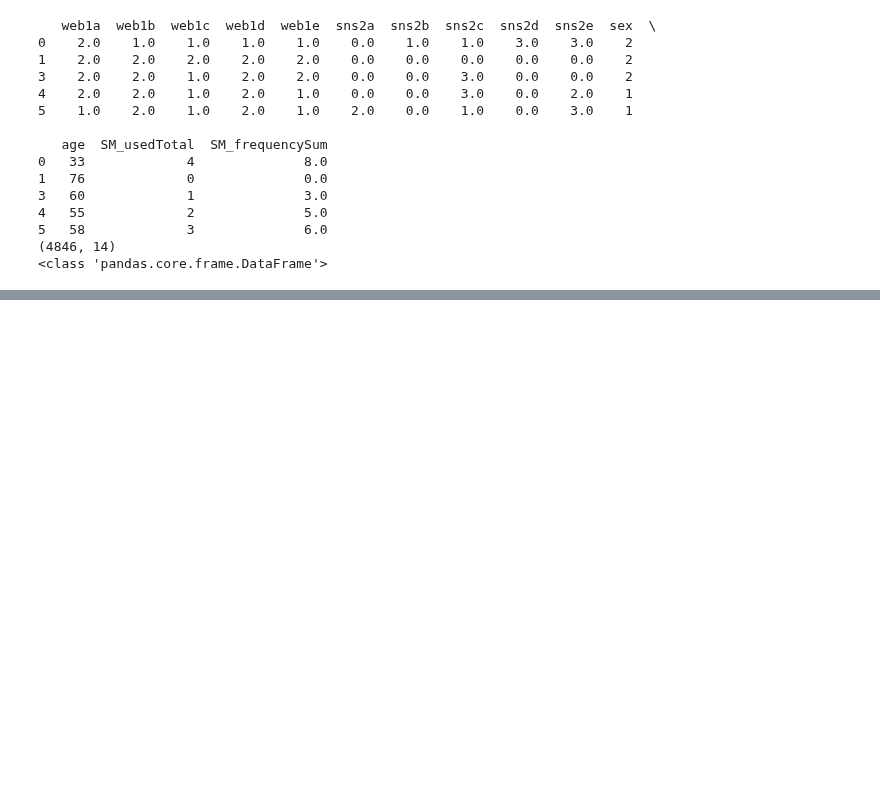
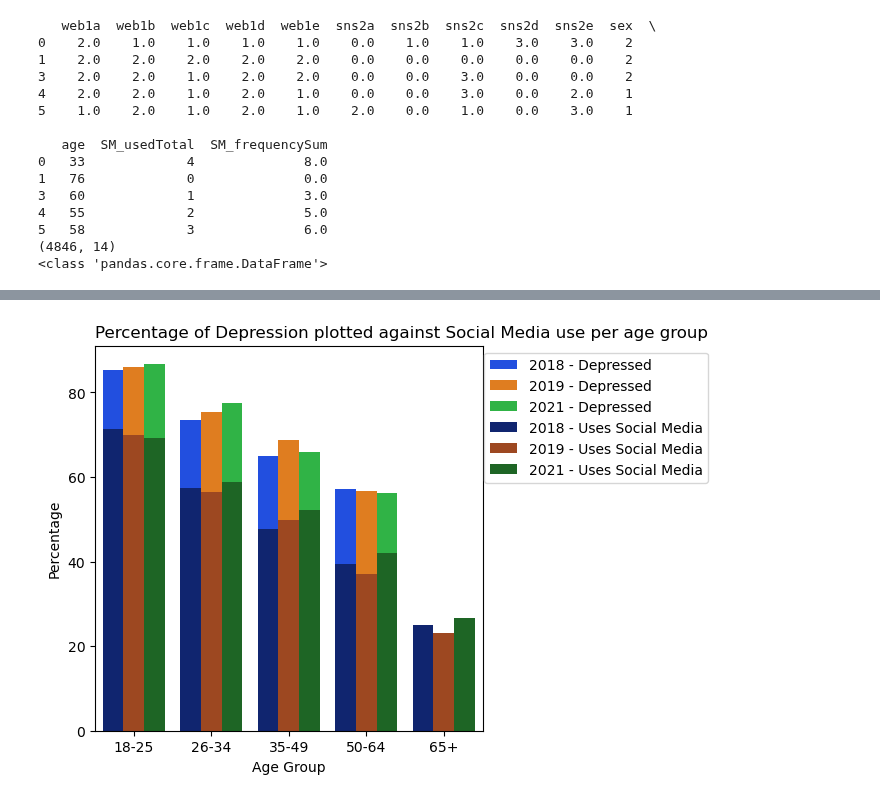
Before and after one commit to uic-cs418/group-project-gamon, a Jupyter notebook: synthia.ipynb, the cells around one changed output, grey strips where cells are left out. Cells and saved outputs as stored; diff of their text form; code cells hidden in the pictures; blank space fills up the shorter version.

Commit message:
created seperate plots

```diff
--- a/synthia.ipynb
+++ b/synthia.ipynb
@@ -211,0 +217,38 @@ print(type(CoreTrends_all))
+# %%
+CoreTrends2021_wantedCols = readInAndGetWantedColumns("datasets/Jan-25-Feb-8-2021-Core-Trends-Survey/Jan 25-Feb 8, 2021 - Core Trends Survey - CSV.csv", "csv", CoreTrends2021Cols)
+CoreTrends2019_wantedCols = readInAndGetWantedColumns("datasets/January-8-February-7-2019-Core-Trends-Survey-SPSS/January 8-February 7, 2019 - Core Trends Survey - CSV.csv", "csv", CoreTrends2019Cols)
+CoreTrends2018_wantedCols = readInAndGetWantedColumns("datasets/January 3-10, 2018 - Core Trends Survey/January 3-10, 2018 - Core Trends Survey - CSV.csv", "csv", CoreTrends2018Cols)
+# %%
+NSDUH2019_wantedCols = readInAndGetWantedColumns("datasets/National Survey on Drug Use and Health 2019/NSDUH_2019_Tab.txt", "txt", NSDUH201819Cols)
+NSDUH2018_wantedCols = readInAndGetWantedColumns("datasets/National Survey on Drug Use and Health 2018/NSDUH_2018_Tab.tsv", "tsv", NSDUH201819Cols)
+NSDUH2021_wantedCols = readInAndGetWantedColumns("datasets/National Survey on Drug Use and Health 2021/NSDUH_2021_Tab.txt", "txt", NSDUH2021Cols)
+# %%
+CoreTrends_id = ['age']; CoreTrends_values = ["web1a", "web1b", "web1c", "web1d", "web1e"]
+NSDUH_id=['AGE2']; NSDUH_values = ['DSTCHR12']
+CoreTrends2018_long = cleanUpCoreTrends(CoreTrends2018_wantedCols, CoreTrends_id, CoreTrends_values)
+CoreTrends2019_long = cleanUpCoreTrends(CoreTrends2019_wantedCols, CoreTrends_id, CoreTrends_values)
+CoreTrends2021_long = cleanUpCoreTrends(CoreTrends2021_wantedCols, CoreTrends_id, CoreTrends_values)
+NSDUH2018_long = cleanUpNSDUH(NSDUH2018_wantedCols,NSDUH_id,NSDUH_values)
+NSDUH2019_long = cleanUpNSDUH(NSDUH2019_wantedCols,NSDUH_id,NSDUH_values)
+NSDUH2021_long = cleanUpNSDUH(NSDUH2021_wantedCols,['AGE3'],NSDUH_values)
+# %%
+percDepressed_NSDUH2018 = getPercentage(NSDUH2018_long, "Depressed", "age", 2018)
+percDepressed_NSDUH2019 = getPercentage(NSDUH2019_long, "Depressed", "age", 2019)
+percDepressed_NSDUH2021 = getPercentage(NSDUH2021_long, "Depressed", "age", 2021)
+SMUse_sum_CoreTrends2018 = getPercentage(CoreTrends2018_long, "Uses Social Media", "age", 2018)
+SMUse_sum_CoreTrends2019 = getPercentage(CoreTrends2019_long, "Uses Social Media", "age", 2019)
+SMUse_sum_CoreTrends2021 = getPercentage(CoreTrends2021_long, "Uses Social Media", "age", 2021)
+
+CoreTrends_SMUseSum_concat = pd.concat([SMUse_sum_CoreTrends2018,SMUse_sum_CoreTrends2019, SMUse_sum_CoreTrends2021])
+NSDUH_concat = pd.concat([percDepressed_NSDUH2018,percDepressed_NSDUH2019,percDepressed_NSDUH2021])
+# %%
+plt.figure(figsize=(5, 5))
+sns.barplot(data=NSDUH_concat, x='age', y='percentage',hue='dataset', palette='bright')
+sns.barplot(data=CoreTrends_SMUseSum_concat, x='age', y='percentage', hue='dataset' ,palette='dark')
+plt.title("Percentage of Depression plotted against Social Media use per age group", loc='left')
+plt.ylabel("Percentage")
+plt.xlabel("Age Group")
+plt.legend(loc='upper right', bbox_to_anchor=(1.6, 1))
+plt.show()
+# %% [output]
+[figure, added]
```
Also changed, not shown: parts of 15 cells of this notebook.
